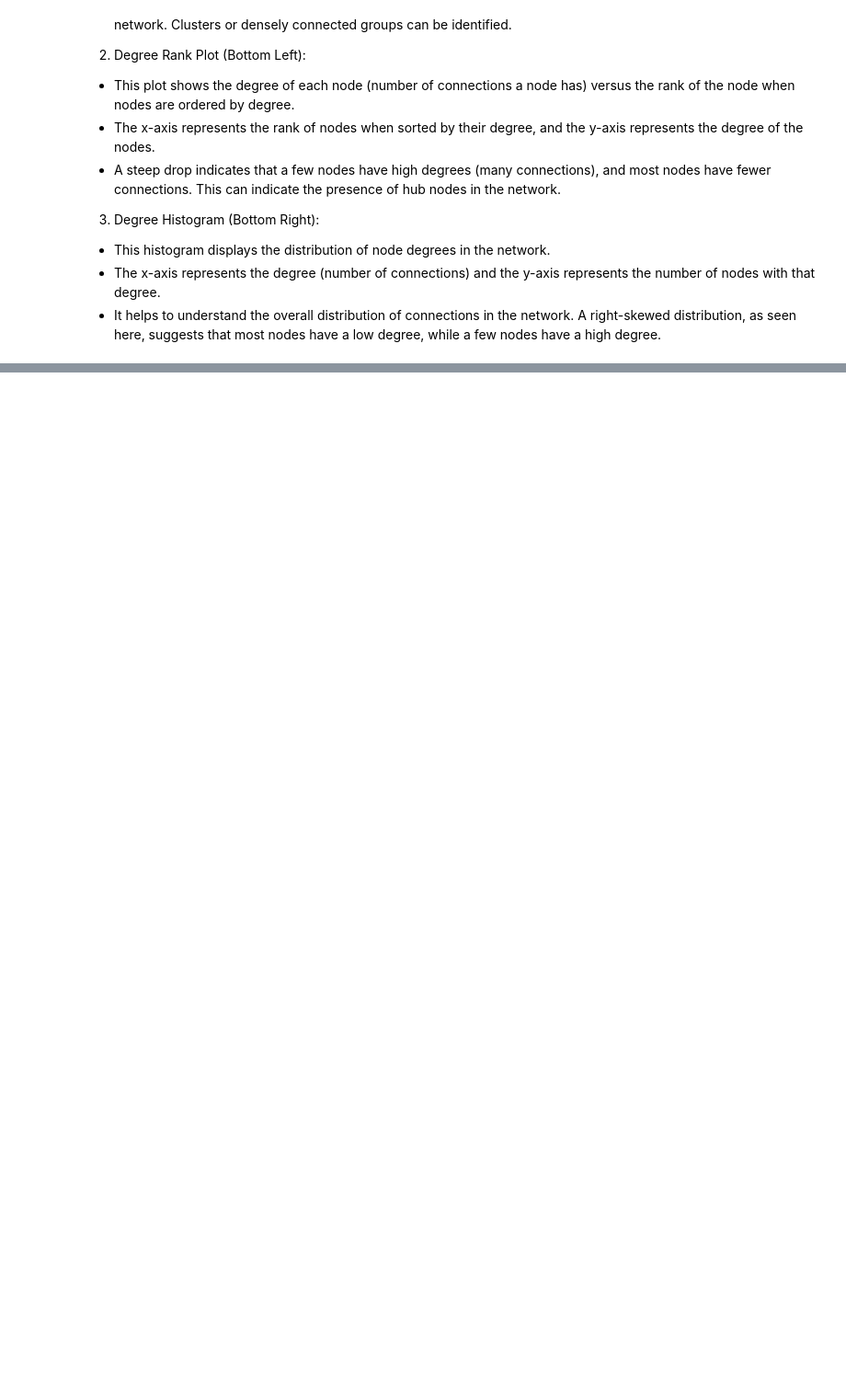
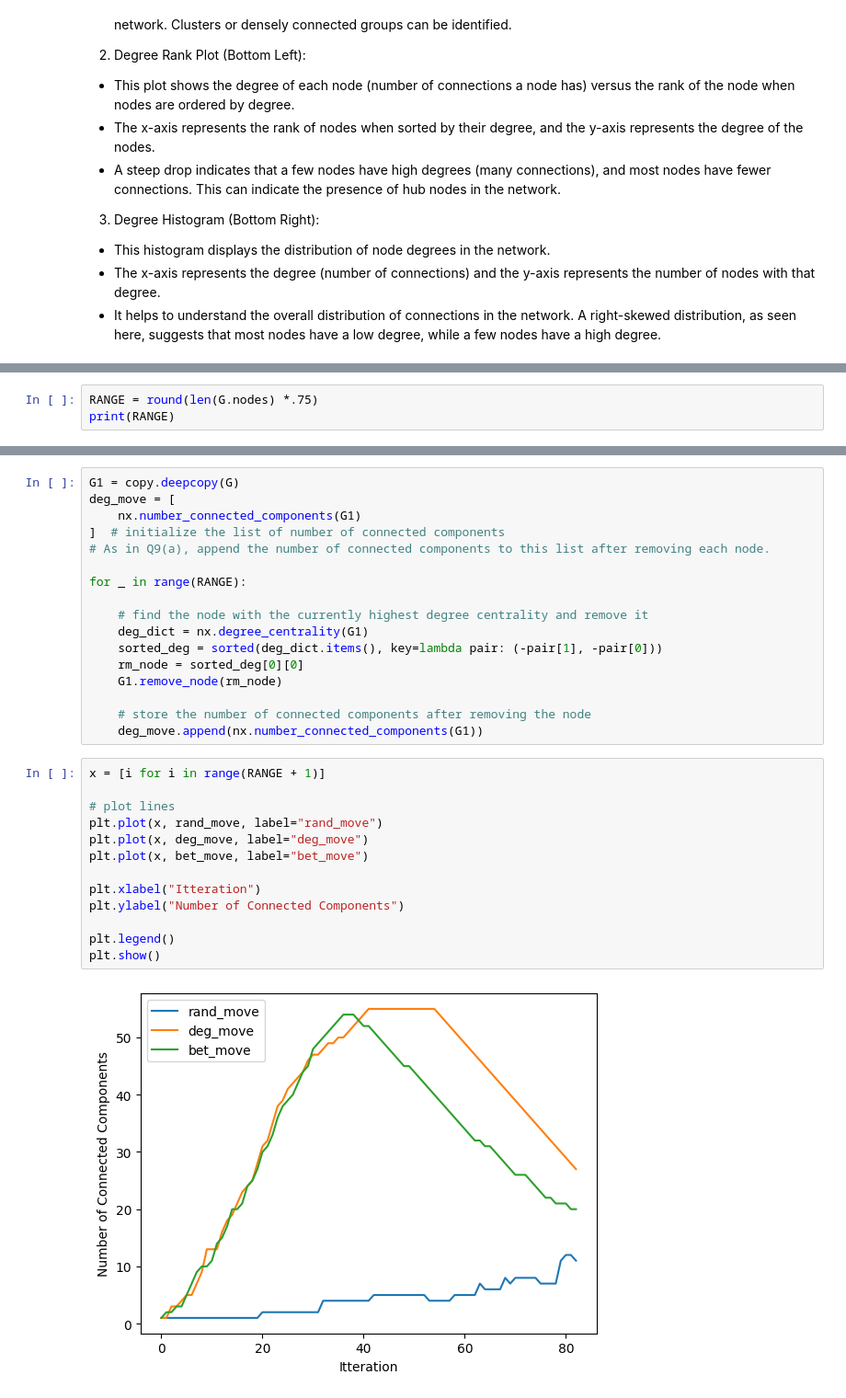
Before and after one commit to SarahAmiraslani/blog-posts, a Jupyter notebook: starwars_network_analysis.ipynb, the cells around one changed output, grey strips where cells are left out. Shown at 92% size. Cells and saved outputs as stored; diff of their text form; blank space fills up the shorter version.

```diff
--- a/starwars_network_analysis.ipynb
+++ b/starwars_network_analysis.ipynb
@@ -657,0 +356,3 @@ TypeError: 'NoneType' object is not iterable
+# %%
+RANGE = round(len(G.nodes) *.75)
+print(RANGE)
@@ -657,0 +398,32 @@ TypeError: 'NoneType' object is not iterable
+# %%
+G1 = copy.deepcopy(G)
+deg_move = [
+    nx.number_connected_components(G1)
+]  # initialize the list of number of connected components
+# As in Q9(a), append the number of connected components to this list after removing each node.
+
+for _ in range(RANGE):
+
+    # find the node with the currently highest degree centrality and remove it
+    deg_dict = nx.degree_centrality(G1)
+    sorted_deg = sorted(deg_dict.items(), key=lambda pair: (-pair[1], -pair[0]))
+    rm_node = sorted_deg[0][0]
+    G1.remove_node(rm_node)
+
+    # store the number of connected components after removing the node
+    deg_move.append(nx.number_connected_components(G1))
+# %%
+x = [i for i in range(RANGE + 1)]
+
+# plot lines
+plt.plot(x, rand_move, label="rand_move")
+plt.plot(x, deg_move, label="deg_move")
+plt.plot(x, bet_move, label="bet_move")
+
+plt.xlabel("Itteration")
+plt.ylabel("Number of Connected Components")
+
+plt.legend()
+plt.show()
+# %% [output]
+[figure, added]
```
Also changed, not shown: parts of 28 cells of this notebook, 19 other files.
